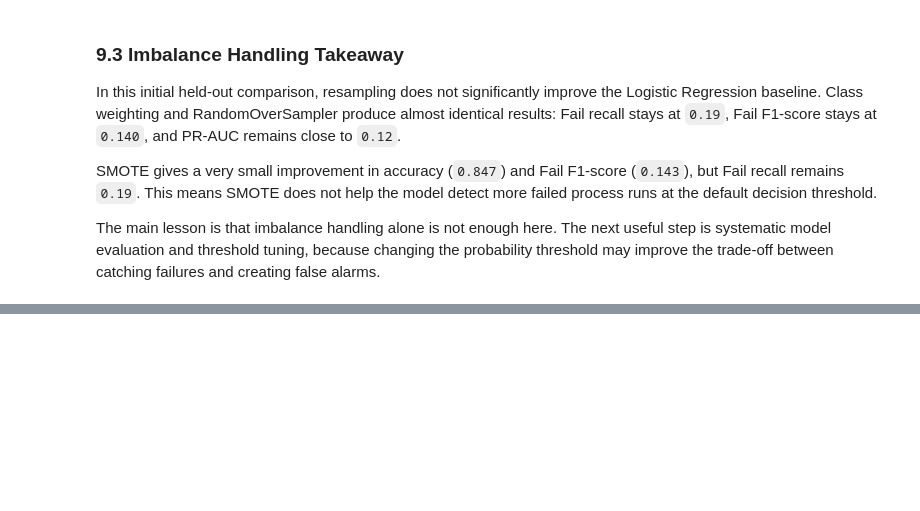
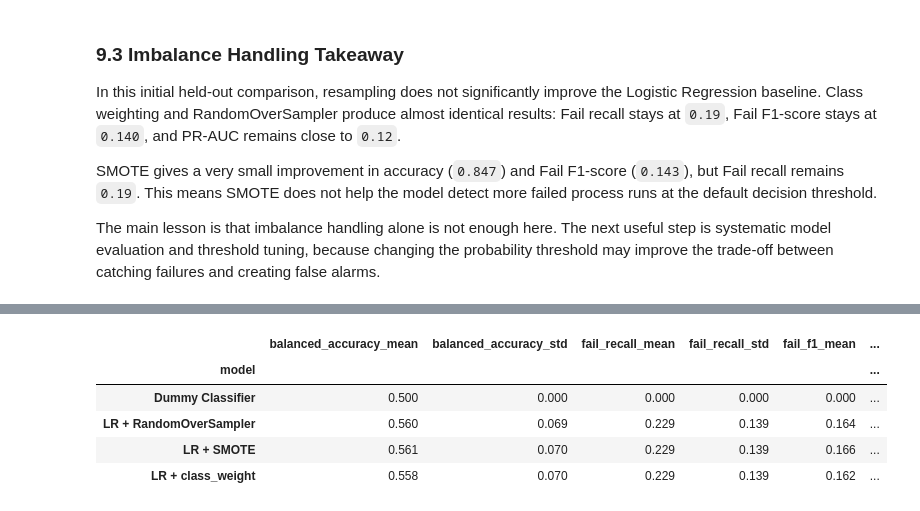
Before and after one commit to Spalding13/secom-fault-detection, a Jupyter notebook: notebooks/01_secom_fault_detection.ipynb, the cells around one changed output, grey strips where cells are left out. Cells and saved outputs as stored; diff of their text form; code cells hidden in the pictures; blank space fills up the shorter version.

```diff
--- a/notebooks/01_secom_fault_detection.ipynb
+++ b/notebooks/01_secom_fault_detection.ipynb
@@ -795,0 +805,9 @@ For this fault detection task, Fail-class recall is especially important, but it
+# %%
+cv = StratifiedKFold(n_splits=5, shuffle=True, random_state=42)
+
+candidate_models = {
+    "Dummy Classifier": dummy_model,
+    "LR + class_weight": log_reg_pipeline,
+    "LR + RandomOverSampler": ros_log_reg_pipeline,
+    "LR + SMOTE": smote_log_reg_pipeline,
+}
@@ -795,0 +847,32 @@ For this fault detection task, Fail-class recall is especially important, but it
+# %%
+cv_results = pd.concat([
+    evaluate_model_cv(model_name, model, X_train, y_train, cv)
+    for model_name, model in candidate_models.items()
+], ignore_index=True)
+
+cv_summary = (
+    cv_results
+    .drop(columns="fold")
+    .groupby("model")
+    .agg(["mean", "std"])
+)
+
+cv_summary.columns = [f"{metric}_{stat}" for metric, stat in cv_summary.columns]
+
+cv_summary[[
+    "balanced_accuracy_mean",
+    "balanced_accuracy_std",
+    "fail_recall_mean",
+    "fail_recall_std",
+    "fail_f1_mean",
+    "fail_f1_std",
+    "roc_auc_mean",
+    "pr_auc_mean",
+]].round(3)
+# %% [output]
+|  | balanced_accuracy_mean | balanced_accuracy_std | fail_recall_mean | fail_recall_std | fail_f1_mean | ... |
+| model |  |  |  |  |  | ... |
+| Dummy Classifier | 0.500 | 0.000 | 0.000 | 0.000 | 0.000 | ... |
+| LR + RandomOverSampler | 0.560 | 0.069 | 0.229 | 0.139 | 0.164 | ... |
+| LR + SMOTE | 0.561 | 0.070 | 0.229 | 0.139 | 0.166 | ... |
+| LR + class_weight | 0.558 | 0.070 | 0.229 | 0.139 | 0.162 | ... |
```
Also changed, not shown: parts of 26 cells of this notebook.
